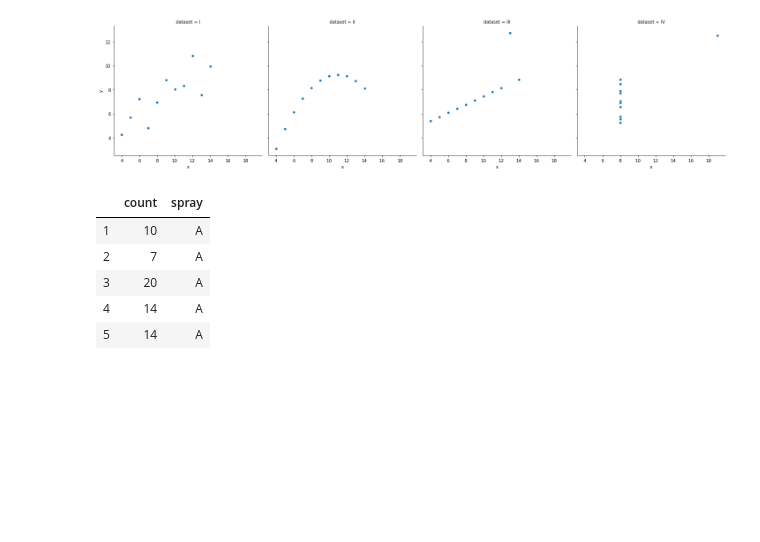
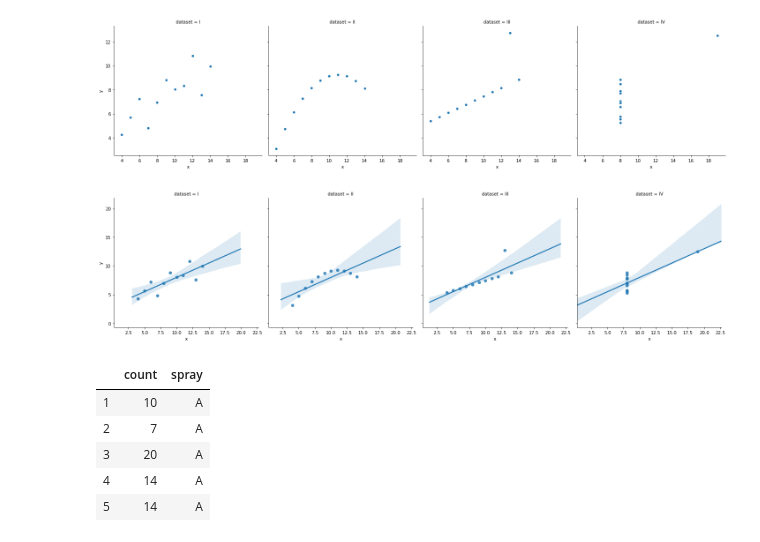
Before and after one commit to aleclhartman/python-exercises, a Jupyter notebook: 4.8.5_seaborn_exercises.ipynb, the cells around one changed output. Drawn from its saved outputs; the diff is of its cells as text; code cells hidden in the pictures; blank space fills up the shorter version.

```diff
--- a/4.8.5_seaborn_exercises.ipynb
+++ b/4.8.5_seaborn_exercises.ipynb
@@ -233,6 +244,11 @@ sns.relplot(x="x", y="y", data=anscombe, col="dataset")
 plt.show()
 # %% [output]
 [figure]
+# %%
+sns.lmplot(x="x", y="y", data=anscombe, col="dataset")
+plt.show()
+# %% [output]
+[figure, added]
 # %%
 # 2. Load the InsectSprays dataset and read it's documentation.
 insect_sprays = data("InsectSprays")
```
Also changed, not shown: parts of 6 cells of this notebook, 2 other files.
